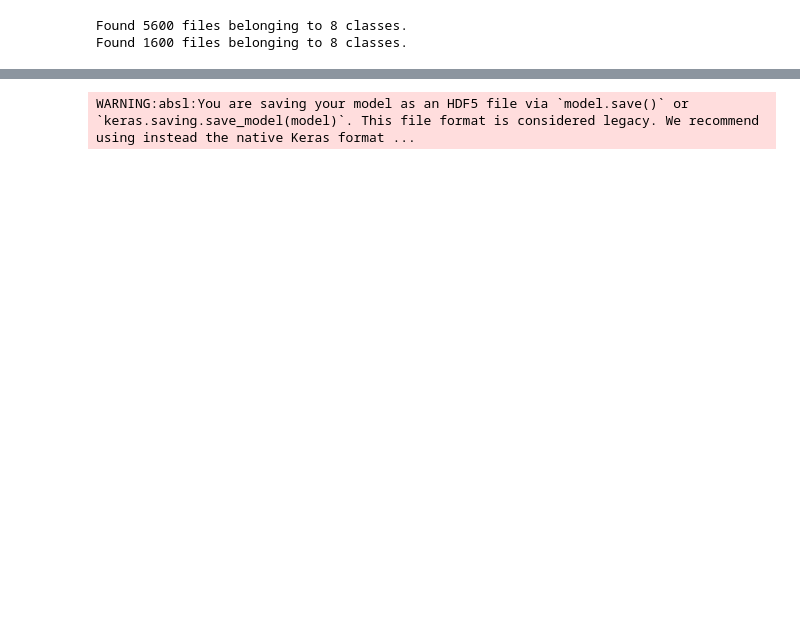
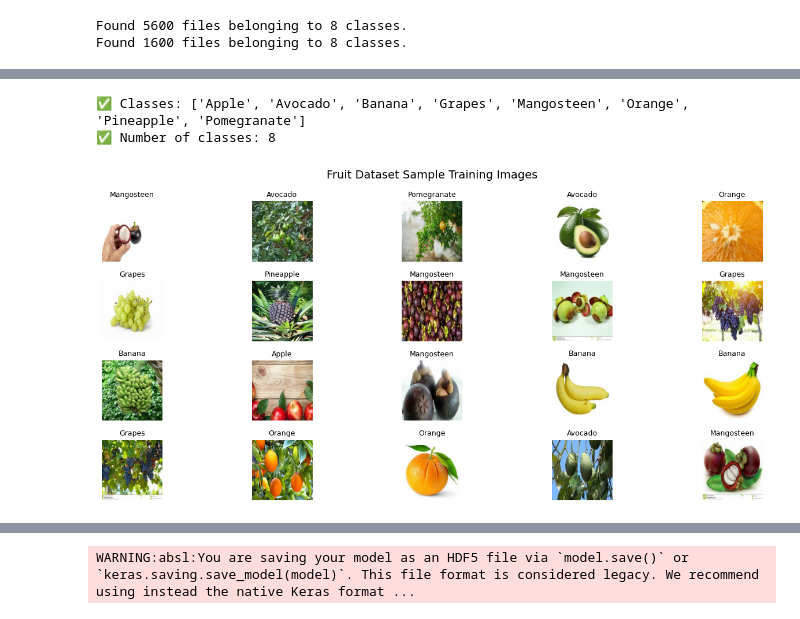
Before and after one commit to Abishuuu/Intelligent-Image-Classification-System-for-Fruit-Recognition, a Jupyter notebook: PROJECT_FRUIT.ipynb, the cells around one changed output, grey strips where cells are left out. Saved outputs shown, nothing was run; the diff lists cells and outputs as text; code cells hidden in the pictures; blank space fills up the shorter version.

```diff
--- a/PROJECT_FRUIT.ipynb
+++ b/PROJECT_FRUIT.ipynb
@@ -35,3 +39,30 @@ val_data = tf.keras.utils.image_dataset_from_directory(
 # %% [output]
 Found 5600 files belonging to 8 classes.
 Found 1600 files belonging to 8 classes.
+# %%
+class_names = train_data.class_names
+
+# --- Convert train to numpy ---
+X_train, y_train = [], []
+for images, labels in train_data:
+    X_train.append(images.numpy())
+    y_train.append(labels.numpy())
+X_train = np.concatenate(X_train)
+y_train = np.concatenate(y_train)
+
+# --- Convert val to numpy ---
+X_test, y_test = [], []
+for images, labels in val_data:
+    X_test.append(images.numpy())
+    y_test.append(labels.numpy())
+X_test = np.concatenate(X_test)
+y_test = np.concatenate(y_test)
+
+# --- Inspect ---
+print(f'Training images shape : {X_train.shape}')
+print(f'Training labels shape : {y_train.shape}')
+print(f'Test images shape     : {X_test.shape}')
+print(f'Test labels shape     : {y_test.shape}')
+print(f'Pixel value range     : {X_train.min()} to {X_train.max()}')
+print(f'Number of classes     : {len(class_names)}')
+print(f'Number of classes     : {len(class_names)}')
@@ -37,0 +77,22 @@ Found 1600 files belonging to 8 classes.
+# %%
+class_names = train_data.class_names
+num_classes = len(class_names)
+print("✅ Classes:", class_names)
+print("✅ Number of classes:", num_classes)
+# %% [output]
+✅ Classes: ['Apple', 'Avocado', 'Banana', 'Grapes', 'Mangosteen', 'Orange', 'Pineapple', 'Pomegranate']
+✅ Number of classes: 8
+# %%
+plt.figure(figsize=(14, 6))
+
+for i in range(20):
+    plt.subplot(4, 5, i + 1)
+    plt.imshow(X_train[i].astype("uint8"))
+    plt.title(class_names[np.argmax(y_train[i])], fontsize=9)
+    plt.axis('off')
+
+plt.suptitle('Fruit Dataset Sample Training Images', fontsize=14)
+plt.tight_layout()
+plt.show()
+# %% [output]
+[figure, added]
```
Also changed, not shown: parts of 23 cells of this notebook.
